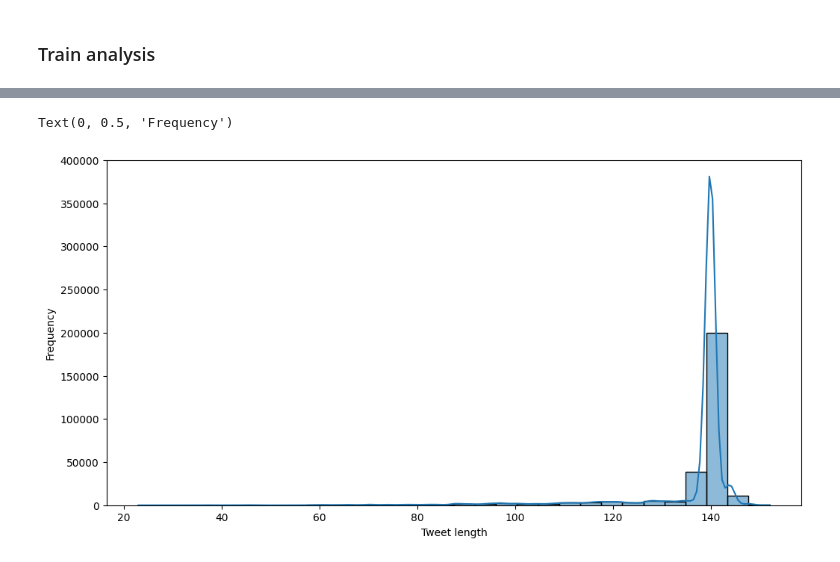
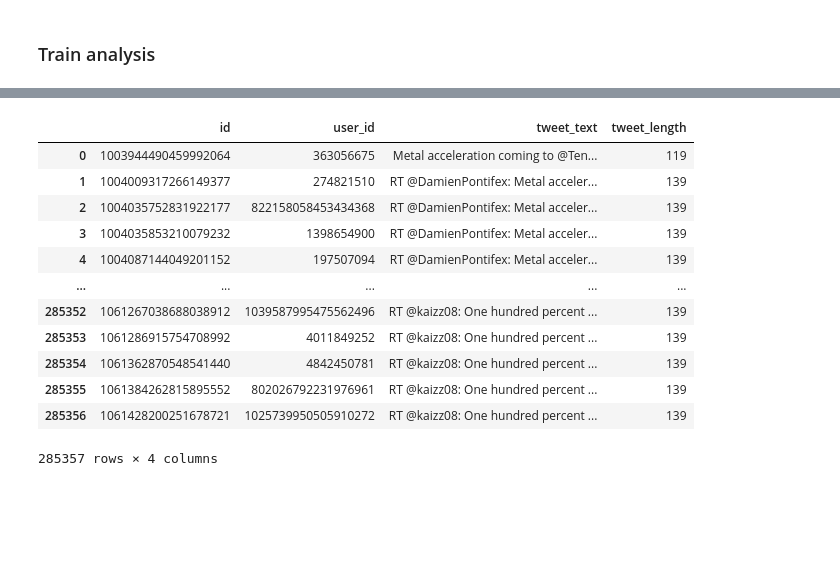
Before and after one commit to navneetraju/swarm-guard, a Jupyter notebook: notebooks/EDA.ipynb, the cells around one changed output, grey strips where cells are left out. Drawn from its saved outputs; the diff is of its cells as text; code cells hidden in the pictures; blank space fills up the shorter version.

```diff
--- a/notebooks/EDA.ipynb
+++ b/notebooks/EDA.ipynb
@@ -44,9 +44,5 @@ print(f'Duplicates: {train_df.duplicated().sum()}')
 train_df['tweet_length'] = train_df['tweet_text'].apply(len) # shows len column
 train_df['tweet_length'].describe()
 
-# Plot the distribution of tweet lengths
-plt.figure(figsize=(12, 6))
-sns.histplot(train_df['tweet_length'], bins=30, kde=True)
-plt.xlabel('Tweet length')
-plt.ylabel('Frequency')
+display(train_df)
 # %% [output]
@@ -58,4 +53,15 @@ tweet_length    0
 dtype: int64
 Duplicates: 0
+|  | id | user_id | tweet_text | tweet_length |
+| 0 | 1003944490459992064 | 363056675 | Metal acceleration coming to @Ten... | 119 |
+| 1 | 1004009317266149377 | 274821510 | RT @DamienPontifex: Metal acceler... | 139 |
+| 2 | 1004035752831922177 | 822158058453434368 | RT @DamienPontifex: Metal acceler... | 139 |
+| 3 | 1004035853210079232 | 1398654900 | RT @DamienPontifex: Metal acceler... | 139 |
+| 4 | 1004087144049201152 | 197507094 | RT @DamienPontifex: Metal acceler... | 139 |
+| ... | ... | ... | ... | ... |
+| 285352 | 1061267038688038912 | 1039587995475562496 | RT @kaizz08: One hundred percent ... | 139 |
+| 285353 | 1061286915754708992 | 4011849252 | RT @kaizz08: One hundred percent ... | 139 |
+| 285354 | 1061362870548541440 | 4842450781 | RT @kaizz08: One hundred percent ... | 139 |
+| 285355 | 1061384262815895552 | 802026792231976961 | RT @kaizz08: One hundred percent ... | 139 |
+| 285356 | 1061428200251678721 | 1025739950505910272 | RT @kaizz08: One hundred percent ... | 139 |
-Text(0, 0.5, 'Frequency')
+285357 rows × 4 columns
-[figure, removed]
```
Also changed, not shown: parts of 4 cells of this notebook, 1 other file.
